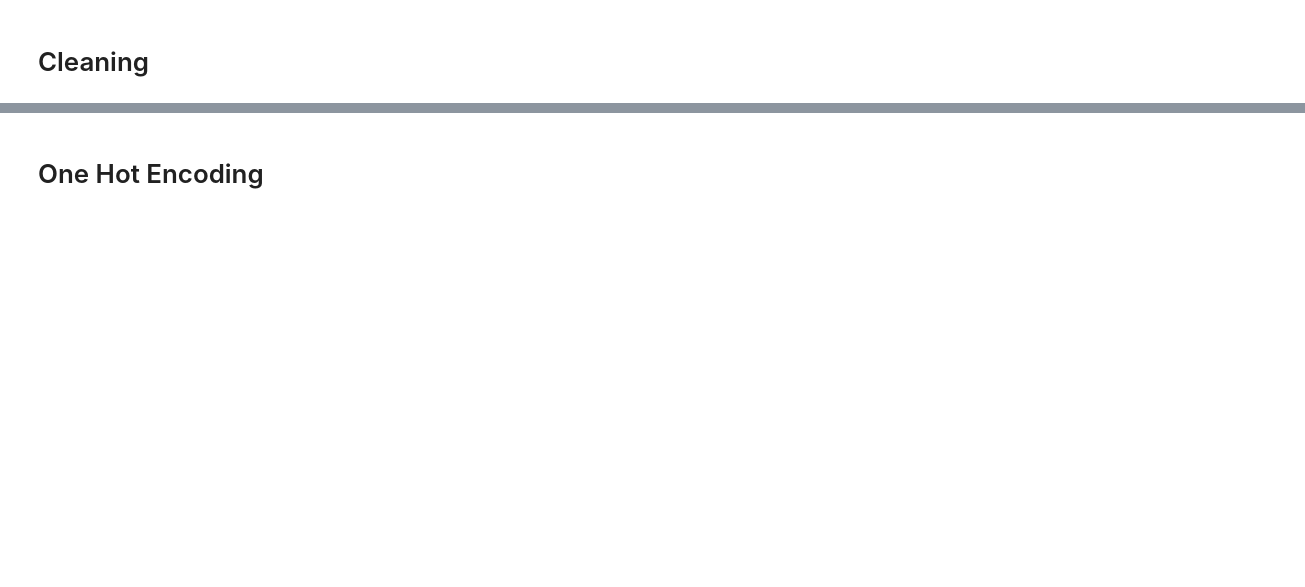
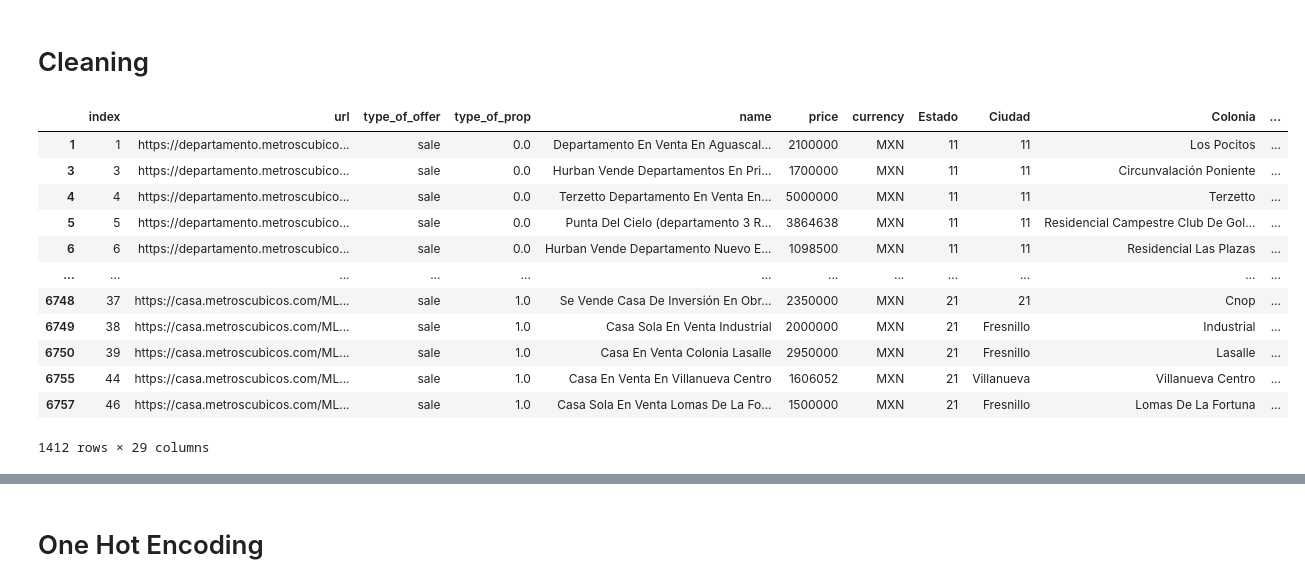
Before and after one commit to andrebestrada/Machine-Learning-Final-Project, a Jupyter notebook: Machine-Learning-Applied/Neural Network/neural_network.ipynb, the cells around one changed output, grey strips where cells are left out. Drawn from its saved outputs; the diff is of its cells as text; code cells hidden in the pictures; blank space fills up the shorter version.

Commit message:
Doing Neural Columns

```diff
--- a/Machine-Learning-Applied/Neural Network/neural_network.ipynb
+++ b/Machine-Learning-Applied/Neural Network/neural_network.ipynb
@@ -42,5 +123,64 @@ national_data_clean = national_data.fillna(0)
 # %% [markdown]
 # Cleaning
+# %%
+# Replace Houses for 1 and Apartments for 0
+
+national_data_clean = national_data_clean.replace("houses",1)
+national_data_clean = national_data_clean.replace("apartments",0)
+national_data_clean.head()
+
+national_data_clean["type_of_prop"] = national_data_clean["type_of_prop"].astype(float)
+# %%
+
+# Replace States for Numbers
+national_data_clean = national_data_clean.replace("Nuevo León",1)
+national_data_clean = national_data_clean.replace("Coahuila",2)
+national_data_clean = national_data_clean.replace("Veracruz",3)
+national_data_clean = national_data_clean.replace("Puebla",4)
+national_data_clean = national_data_clean.replace("Morelos",5)
+
+national_data_clean = national_data_clean.replace("Guanajuato",6)
+national_data_clean = national_data_clean.replace("Chichuahua",7)
+national_data_clean = national_data_clean.replace("Guerrero",8)
+national_data_clean = national_data_clean.replace("San Luis Potosi",9)
+national_data_clean = national_data_clean.replace("Durango",10)
+
+national_data_clean = national_data_clean.replace("Aguascalientes",11)
+national_data_clean = national_data_clean.replace("Colima",12)
+national_data_clean = national_data_clean.replace("Jalisco",13)
+national_data_clean = national_data_clean.replace("Sinaloa",14)
+national_data_clean = national_data_clean.replace("Quintana Roo",15)
+
+national_data_clean = national_data_clean.replace("Tamaulipas",16)
+national_data_clean = national_data_clean.replace("Campeche",17)
+national_data_clean = national_data_clean.replace("Sonora",18)
+national_data_clean = national_data_clean.replace("Baja California",19)
+national_data_clean = national_data_clean.replace("Tlaxcala",20)
+
+national_data_clean = national_data_clean.replace("Zacatecas",21)
+national_data_clean = national_data_clean.replace("Oaxaca",22)
+national_data_clean = national_data_clean.replace("Querétaro",23)
+national_data_clean = national_data_clean.replace("Baja California Sur",24)
+national_data_clean = national_data_clean.replace("Tabasco",25)
+
+national_data_clean = national_data_clean.replace("Yucatán",26)
+national_data_clean = national_data_clean.replace("Nayarit",27)
+# %%
+national_data_clean
+# %% [output]
+|  | index | url | type_of_offer | type_of_prop | name | price | currency | Estado | Ciudad | Colonia | ... |
+| 1 | 1 | https://departamento.metroscubico... | sale | 0.0 | Departamento En Venta En Aguascal... | 2100000 | MXN | 11 | 11 | Los Pocitos | ... |
+| 3 | 3 | https://departamento.metroscubico... | sale | 0.0 | Hurban Vende Departamentos En Pri... | 1700000 | MXN | 11 | 11 | Circunvalación Poniente | ... |
+| 4 | 4 | https://departamento.metroscubico... | sale | 0.0 | Terzetto Departamento En Venta En... | 5000000 | MXN | 11 | 11 | Terzetto | ... |
+| 5 | 5 | https://departamento.metroscubico... | sale | 0.0 | Punta Del Cielo (departamento 3 R... | 3864638 | MXN | 11 | 11 | Residencial Campestre Club De Gol... | ... |
+| 6 | 6 | https://departamento.metroscubico... | sale | 0.0 | Hurban Vende Departamento Nuevo E... | 1098500 | MXN | 11 | 11 | Residencial Las Plazas | ... |
+| ... | ... | ... | ... | ... | ... | ... | ... | ... | ... | ... | ... |
+| 6748 | 37 | https://casa.metroscubicos.com/ML... | sale | 1.0 | Se Vende Casa De Inversión En Obr... | 2350000 | MXN | 21 | 21 | Cnop | ... |
+| 6749 | 38 | https://casa.metroscubicos.com/ML... | sale | 1.0 | Casa Sola En Venta Industrial | 2000000 | MXN | 21 | Fresnillo | Industrial | ... |
+| 6750 | 39 | https://casa.metroscubicos.com/ML... | sale | 1.0 | Casa En Venta Colonia Lasalle | 2950000 | MXN | 21 | Fresnillo | Lasalle | ... |
+| 6755 | 44 | https://casa.metroscubicos.com/ML... | sale | 1.0 | Casa En Venta En Villanueva Centro | 1606052 | MXN | 21 | Villanueva | Villanueva Centro | ... |
+| 6757 | 46 | https://casa.metroscubicos.com/ML... | sale | 1.0 | Casa Sola En Venta Lomas De La Fo... | 1500000 | MXN | 21 | Fresnillo | Lomas De La Fortuna | ... |
+1412 rows × 29 columns
 # %%
 from sklearn.model_selection import train_test_split
 
```
Also changed, not shown: parts of 16 cells of this notebook.
